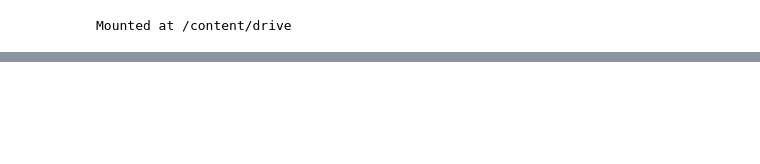
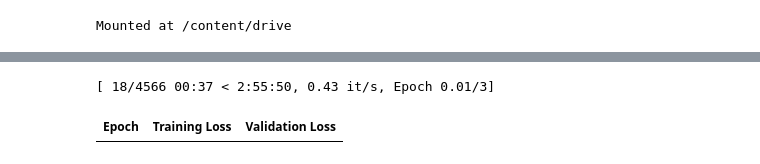
Before and after one commit to PaulTerrasi/Political-Signaling-Sentiment-Analysis, a Jupyter notebook: src/modeling/fine_tuned_model.ipynb, the cells around one changed output, grey strips where cells are left out. Saved outputs shown, nothing was run; the diff lists cells and outputs as text; code cells hidden in the pictures; blank space fills up the shorter version.

```diff
--- a/src/modeling/fine_tuned_model.ipynb
+++ b/src/modeling/fine_tuned_model.ipynb
@@ -63,5 +100,6 @@ def inference_single(encoded_input) -> dict[str, np.float32]:
 # %%
-train_encoded = preprocess_and_tokenize
+train_encoded = dataset["train"].map(preprocess_and_tokenize, batched=True)
+test_encoded = dataset["test"].map(preprocess_and_tokenize, batched=True)
 # %%
 for name, _ in model.named_parameters():
     print(name)
@@ -100,0 +124,37 @@ train = train.with_columns(
+# %%
+metric = evaluate.load('f1')
+
+def compute_metrics(p):
+    predictions, labels = p
+    predictions = np.argmax(predictions, axis=1)
+    return metric.compute(predictions=predictions, references=labels, average='macro')
+# %%
+batch_size = 32
+num_epochs = 3
+
+model_name = f"fine_tune_batch{batch_size}_epochs{num_epochs}_train_classifier_11_embed"
+
+layers_to_train = ["classfier", "layer.11", "embeddings"]
+for name, param in model.named_parameters():
+    param.requires_grad = any(x in name for x in layers_to_train)
+
+training_args = TrainingArguments(
+    output_dir=f"drive/MyDrive/Data/{model_name}",
+    per_device_train_batch_size=batch_size,
+    per_device_eval_batch_size=batch_size,
+    num_train_epochs=num_epochs,
+    eval_strategy="epoch",
+    save_strategy="epoch",
+    report_to='none'
+)
+trainer = Trainer(
+    model=model,
+    args=training_args,
+    train_dataset=train_encoded,
+    eval_dataset=test_encoded,
+    compute_metrics=compute_metrics
+)
+trainer.train()
+# %% [output]
+[ 18/4566 00:37 < 2:55:50, 0.43 it/s, Epoch 0.01/3]
+| Epoch | Training Loss | Validation Loss |
```
Also changed, not shown: parts of 29 cells of this notebook.
